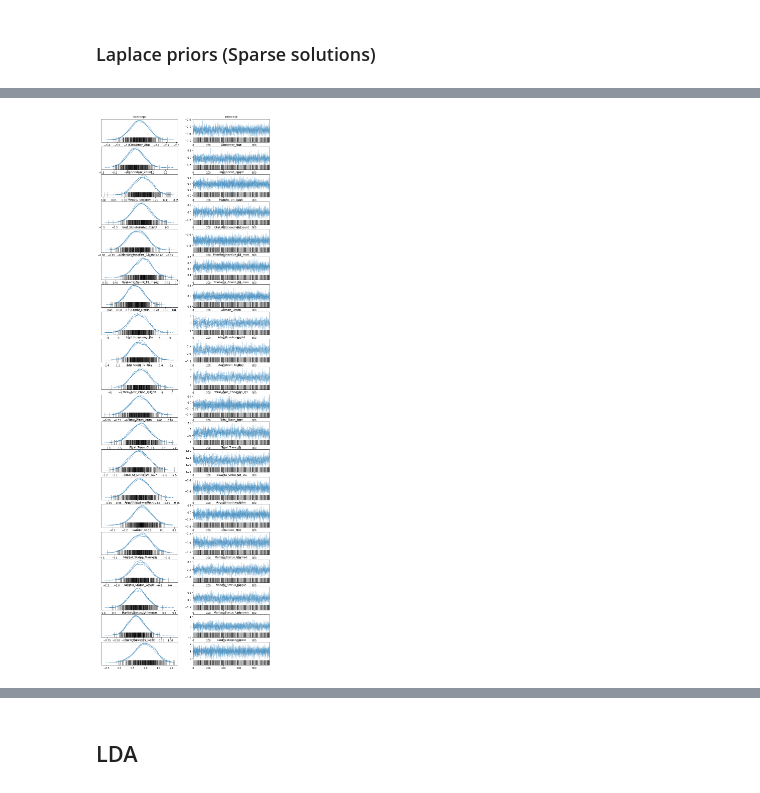
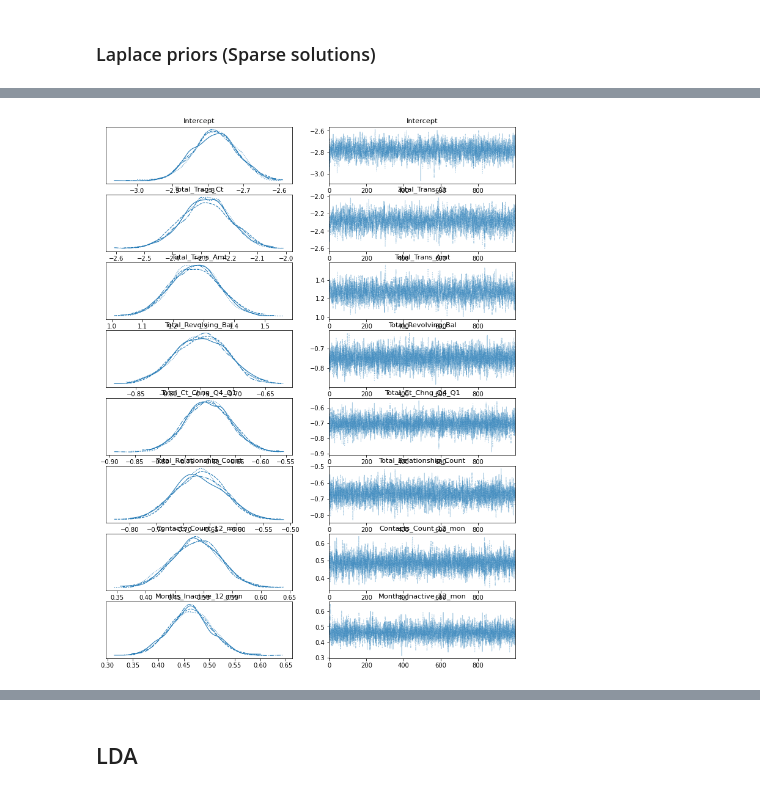
Before and after one commit to denim-bluu/python-credit_risk_bayes, a Jupyter notebook: work pymc3.ipynb, the cells around one changed output, grey strips where cells are left out. Saved outputs shown, nothing was run; the diff lists cells and outputs as text; code cells hidden in the pictures.

```diff
--- a/work pymc3.ipynb
+++ b/work pymc3.ipynb
@@ -232,2 +404,3 @@ train_data.head()
 # %%
-formula = f"Attrition_Flag ~ " + " + ".join(x_train.columns)
+updated_formula = f"Attrition_Flag ~ " + " + ".join(shrinked_features)
+print(updated_formula)
@@ -234,13 +409,11 @@ formula = f"Attrition_Flag ~ " + " + ".join(x_train.columns)
 # %%
-normal_priors = {
-    "Intercept": bambi.Prior("Normal", mu=0, sigma=100),
-    "Regressor": bambi.Prior("Normal", mu=0, sigma=100),
-}
+normal_prior = bambi.Prior("Normal", mu=0, sigma=100)
 normal_logit = bambi.Model(
-    formula,
+    updated_formula,
     train_data,
-    priors=priors,
+    priors=set_priors(normal_prior, normal_prior, regressors),
     family="bernoulli",
 )
-normal_logit_result = normal_logit.fit()
+normal_logit.build()
+normal_logit.graph()
 # %% [output]
@@ -274,14 +467,11 @@ scaled_train_data.head()
 # %%
-laplace_priors = {
-    "Intercept": bambi.Prior("Normal", mu=0, sigma=50),
-    "Regressor": bambi.Prior("Laplace", mu=0, b=0.05),
-}
-
+laplace_prior = bambi.Prior("Laplace", mu=0, b=0.05)
 laplace_logit = bambi.Model(
-    formula,
-    scaled_train_data,
-    priors=laplace_priors,
+    updated_formula,
+    train_data,
+    priors=set_priors(normal_prior, laplace_prior, regressors),
     family="bernoulli",
 )
-laplace_logit_result = laplace_logit.fit()
+laplace_logit.build()
+laplace_logit.graph()
 # %% [output]
@@ -301,0 +479,2 @@ laplace_logit.graph()
+# %%
+laplace_logit_result = laplace_logit.fit(init="adapt_diag", random_seed=RANDOM_SEED)
@@ -356,4 +532,4 @@ plot_roc_curve(y_test, y_pred)
 # %%
-az.plot_trace(data=trace);
+az.plot_trace(data=laplace_logit_result)
 # %% [output]
-[figure, old version]
+[figure, new version]
```
Also changed, not shown: parts of 50 cells of this notebook, 2 other files.
